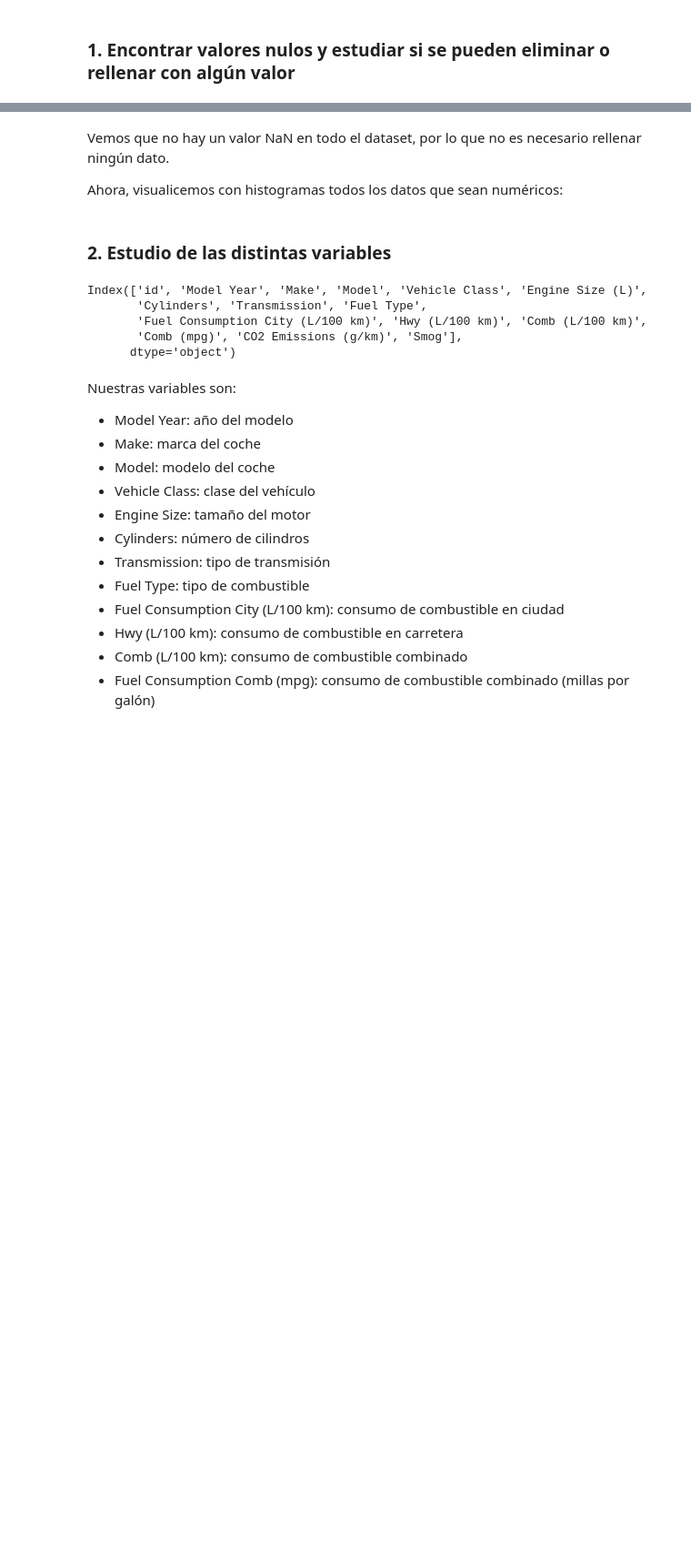
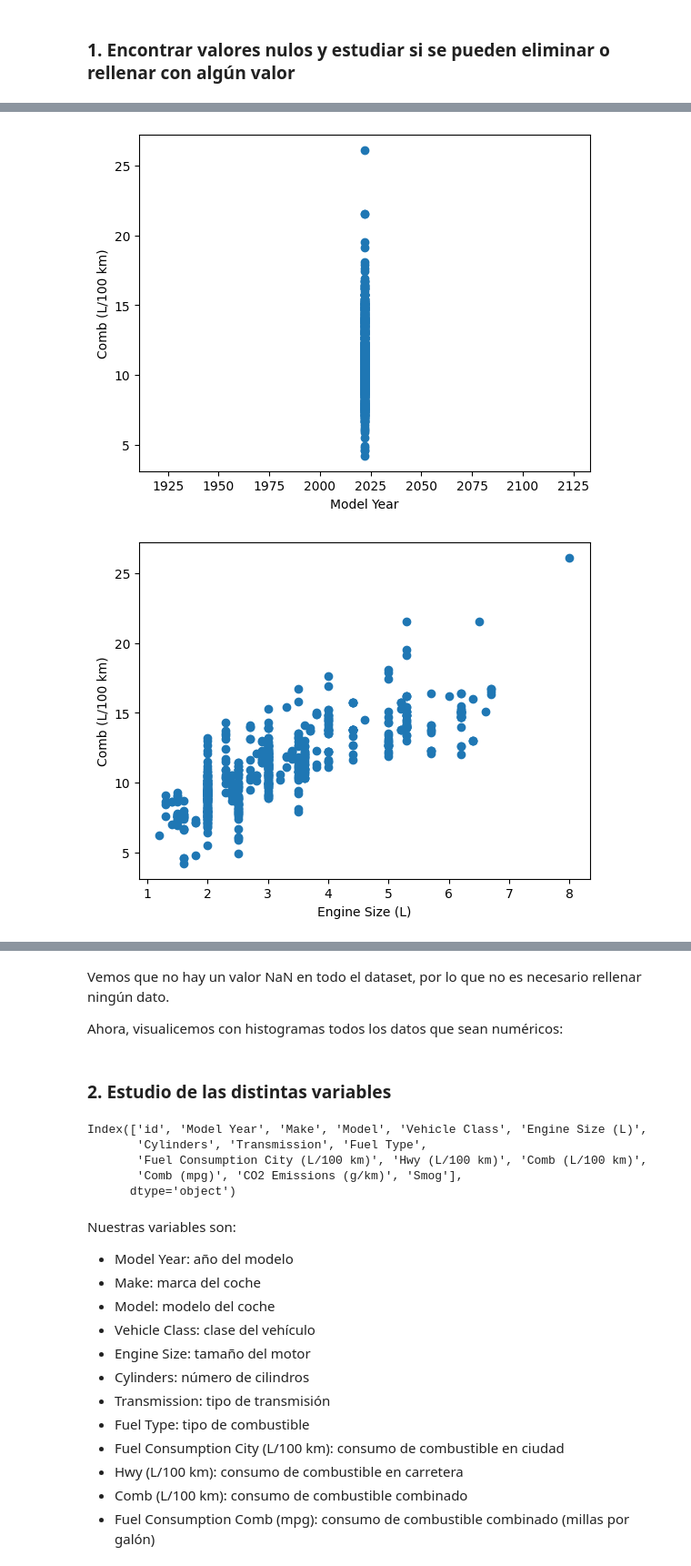
Before and after one commit to Kraslo/APAU_SMOG_PREDICTION_3RDGROUP, a Jupyter notebook: codigo/codigo_andy.ipynb, the cells around one changed output, grey strips where cells are left out. Shown at 91% size. Cells and saved outputs as stored; diff of their text form; code cells hidden in the pictures; blank space fills up the shorter version.

```diff
--- a/codigo/codigo_andy.ipynb
+++ b/codigo/codigo_andy.ipynb
@@ -119,0 +234,5 @@ train.corr()
+# %%
+plot_scatter(train,'Comb (L/100 km)')
+# %% [output]
+[figure, added]
+[figure, added]
```
Also changed, not shown: parts of 25 cells of this notebook.
